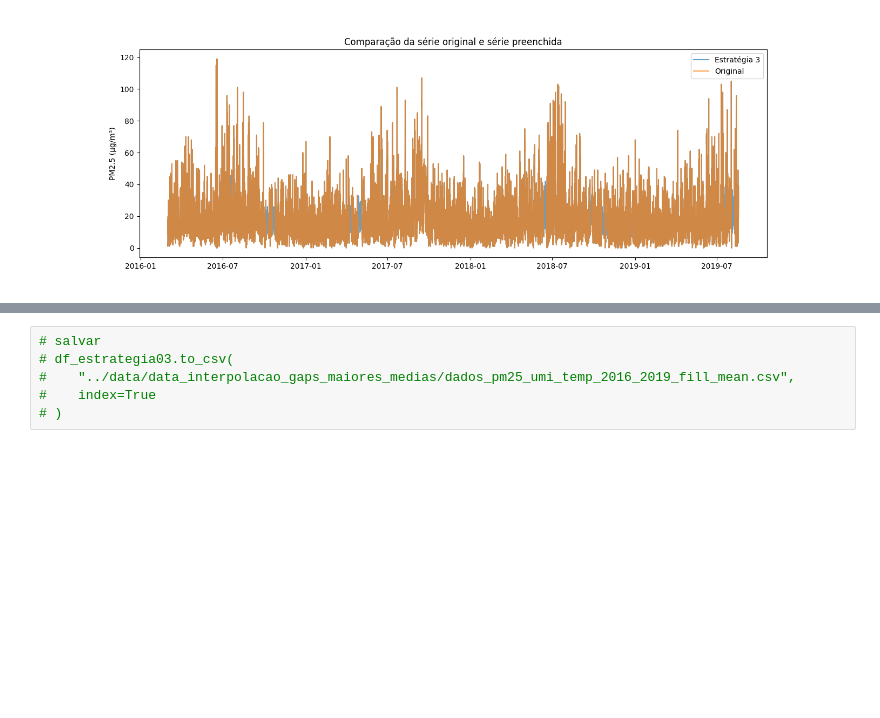
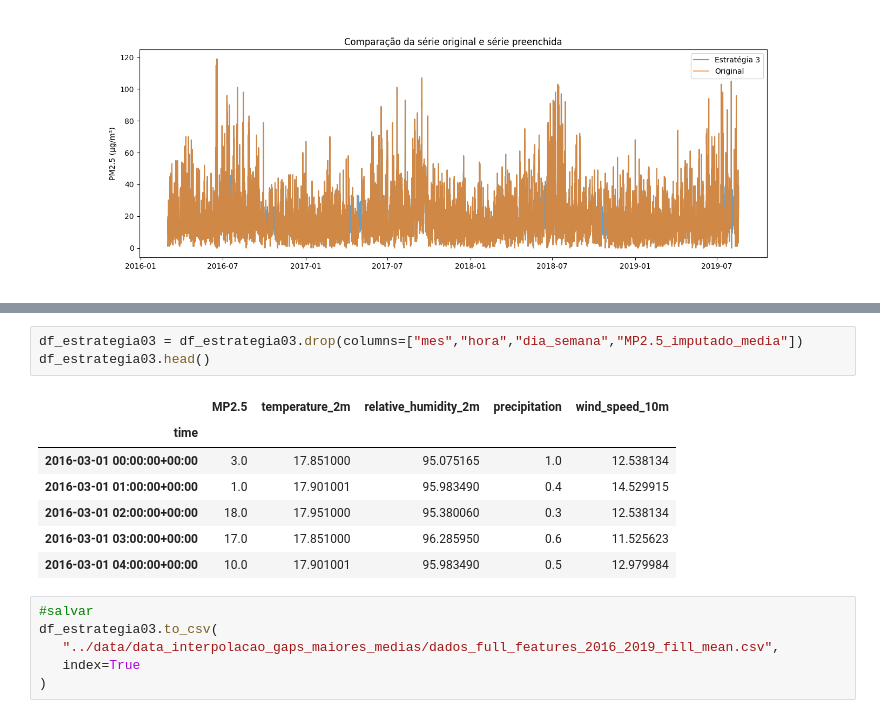
Before and after one commit to izabelcmn/respira_sp, a Jupyter notebook: notebook/izabelcmn_pre_processing.ipynb, the cells around one changed output, grey strips where cells are left out. Cells and saved outputs as stored; diff of their text form; blank space fills up the shorter version.

```diff
--- a/notebook/izabelcmn_pre_processing.ipynb
+++ b/notebook/izabelcmn_pre_processing.ipynb
@@ -504,6 +514,17 @@ plt.show()
+# %%
+df_estrategia03 = df_estrategia03.drop(columns=["mes","hora","dia_semana","MP2.5_imputado_media"])
+df_estrategia03.head()
+# %% [output]
+|  | MP2.5 | temperature_2m | relative_humidity_2m | precipitation | wind_speed_10m |
+| time |  |  |  |  |  |
+| 2016-03-01 00:00:00+00:00 | 3.0 | 17.851000 | 95.075165 | 1.0 | 12.538134 |
+| 2016-03-01 01:00:00+00:00 | 1.0 | 17.901001 | 95.983490 | 0.4 | 14.529915 |
+| 2016-03-01 02:00:00+00:00 | 18.0 | 17.951000 | 95.380060 | 0.3 | 12.538134 |
+| 2016-03-01 03:00:00+00:00 | 17.0 | 17.851000 | 96.285950 | 0.6 | 11.525623 |
+| 2016-03-01 04:00:00+00:00 | 10.0 | 17.901001 | 95.983490 | 0.5 | 12.979984 |
 # %%
-# salvar
-# df_estrategia03.to_csv(
-#    "../data/data_interpolacao_gaps_maiores_medias/dados_pm25_umi_temp_2016_2019_fill_mean.csv",
-#    index=True
-# )
+#salvar
+df_estrategia03.to_csv(
+   "../data/data_interpolacao_gaps_maiores_medias/dados_full_features_2016_2019_fill_mean.csv",
+   index=True
+)
```
Also changed, not shown: parts of 6 cells of this notebook, 2 other files.
